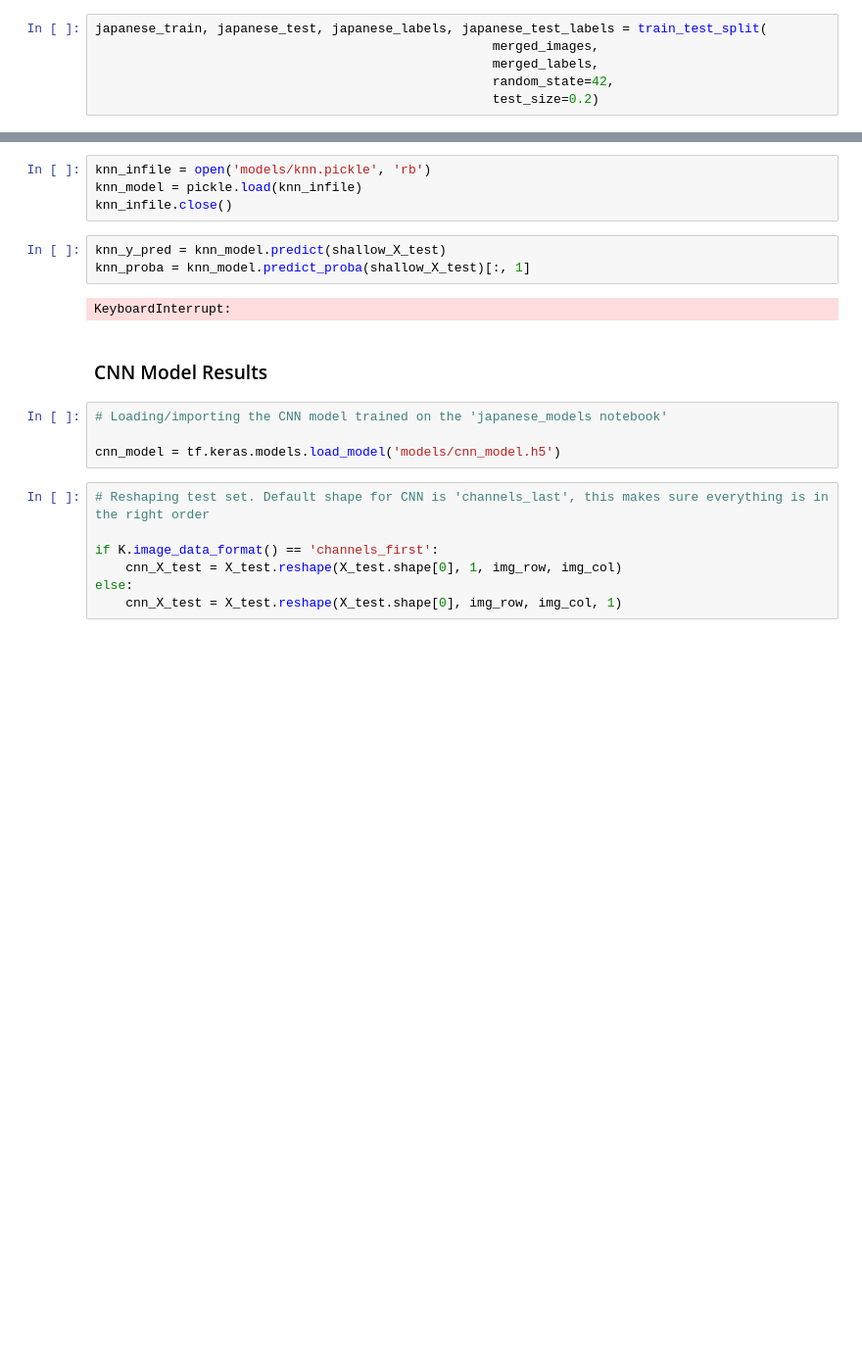
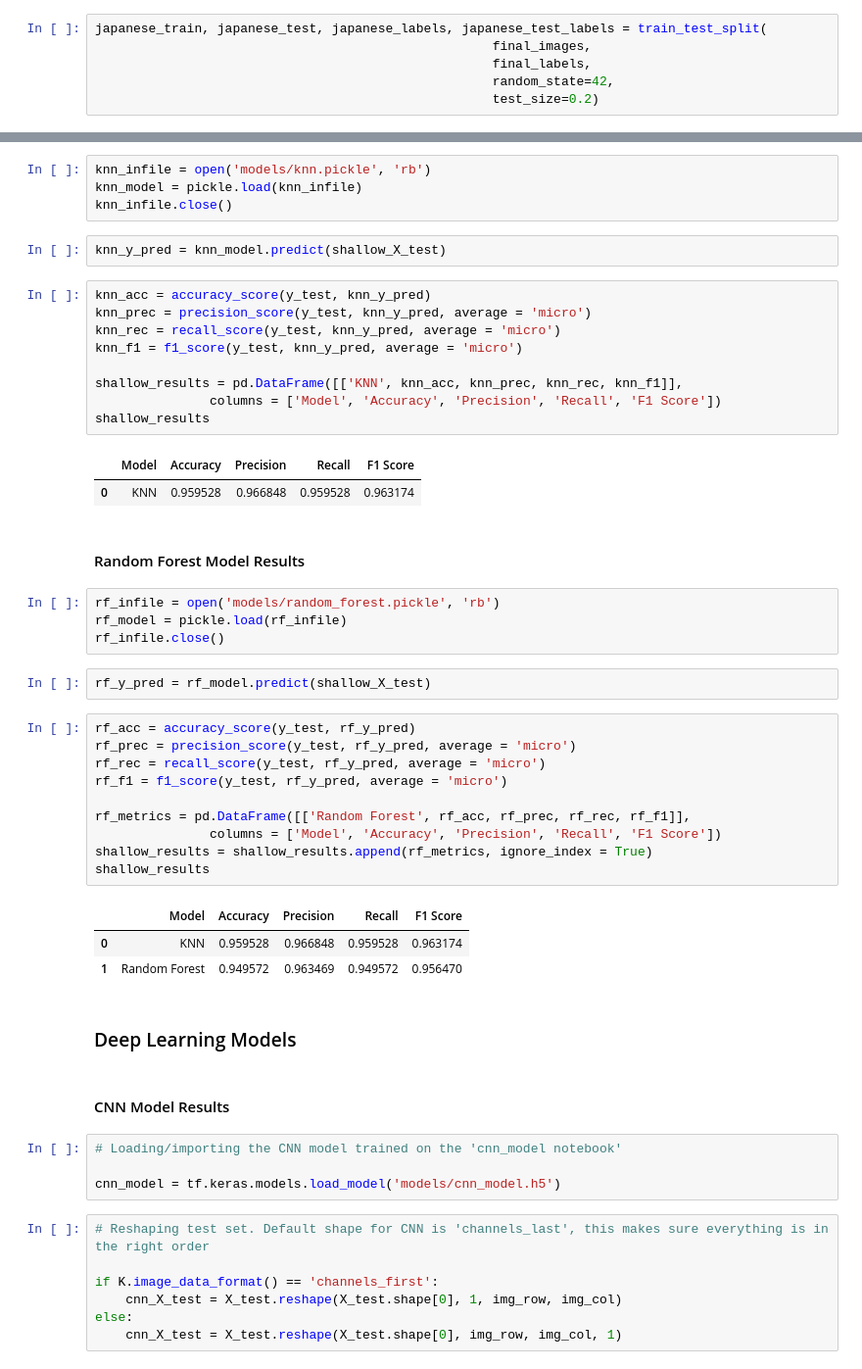
Before and after one commit to Mynusjanai/japanese_classification, a Jupyter notebook: japanese_classification.ipynb, the cells around one changed output, grey strips where cells are left out. Shown: that part at 98% size. Drawn from its saved outputs; the diff is of its cells as text; blank space fills up the shorter version.

```diff
--- a/japanese_classification.ipynb
+++ b/japanese_classification.ipynb
@@ -376,7 +374,7 @@ merged_images.shape
 # %%
 japanese_train, japanese_test, japanese_labels, japanese_test_labels = train_test_split(
-                                                    merged_images,
-                                                    merged_labels,
+                                                    final_images,
+                                                    final_labels,
                                                     random_state=42,
                                                     test_size=0.2)
 # %% [markdown]
@@ -454,13 +454,46 @@ knn_model = pickle.load(knn_infile)
 knn_infile.close()
 # %%
 knn_y_pred = knn_model.predict(shallow_X_test)
-knn_proba = knn_model.predict_proba(shallow_X_test)[:, 1]
-# %% [output]
-KeyboardInterrupt:
+# %%
+knn_acc = accuracy_score(y_test, knn_y_pred)
+knn_prec = precision_score(y_test, knn_y_pred, average = 'micro')
+knn_rec = recall_score(y_test, knn_y_pred, average = 'micro')
+knn_f1 = f1_score(y_test, knn_y_pred, average = 'micro')
+
+shallow_results = pd.DataFrame([['KNN', knn_acc, knn_prec, knn_rec, knn_f1]],
+               columns = ['Model', 'Accuracy', 'Precision', 'Recall', 'F1 Score'])
+shallow_results
+# %% [output]
+|  | Model | Accuracy | Precision | Recall | F1 Score |
+| 0 | KNN | 0.959528 | 0.966848 | 0.959528 | 0.963174 |
+# %% [markdown]
+#### Random Forest Model Results
+# %%
+rf_infile = open('models/random_forest.pickle', 'rb')
+rf_model = pickle.load(rf_infile)
+rf_infile.close()
+# %%
+rf_y_pred = rf_model.predict(shallow_X_test)
+# %%
+rf_acc = accuracy_score(y_test, rf_y_pred)
+rf_prec = precision_score(y_test, rf_y_pred, average = 'micro')
+rf_rec = recall_score(y_test, rf_y_pred, average = 'micro')
+rf_f1 = f1_score(y_test, rf_y_pred, average = 'micro')
+
+rf_metrics = pd.DataFrame([['Random Forest', rf_acc, rf_prec, rf_rec, rf_f1]],
+               columns = ['Model', 'Accuracy', 'Precision', 'Recall', 'F1 Score'])
+shallow_results = shallow_results.append(rf_metrics, ignore_index = True)
+shallow_results
+# %% [output]
+|  | Model | Accuracy | Precision | Recall | F1 Score |
+| 0 | KNN | 0.959528 | 0.966848 | 0.959528 | 0.963174 |
+| 1 | Random Forest | 0.949572 | 0.963469 | 0.949572 | 0.956470 |
+# %% [markdown]
+### Deep Learning Models
 # %% [markdown]
-### CNN Model Results
+#### CNN Model Results
 # %%
-# Loading/importing the CNN model trained on the 'japanese_models notebook'
+# Loading/importing the CNN model trained on the 'cnn_model notebook'
 
 cnn_model = tf.keras.models.load_model('models/cnn_model.h5')
 # %%
```
Also changed, not shown: parts of 13 cells of this notebook, 1 other file.
